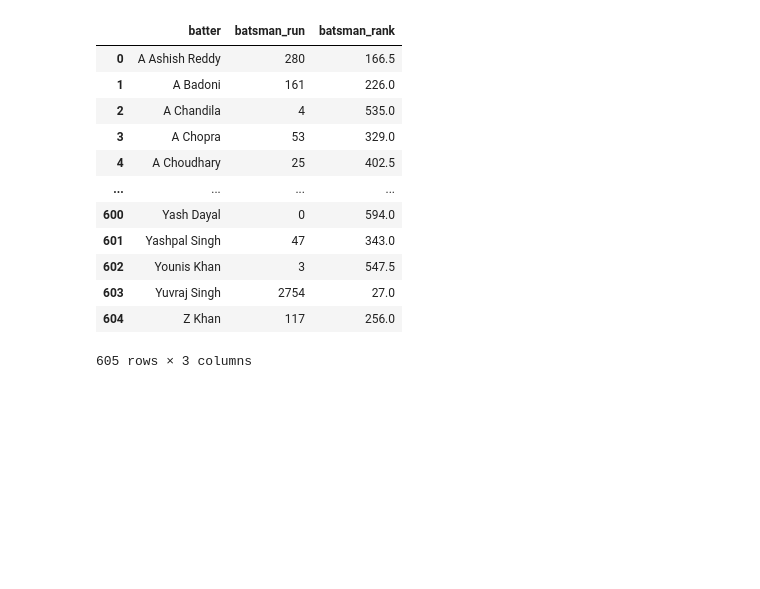
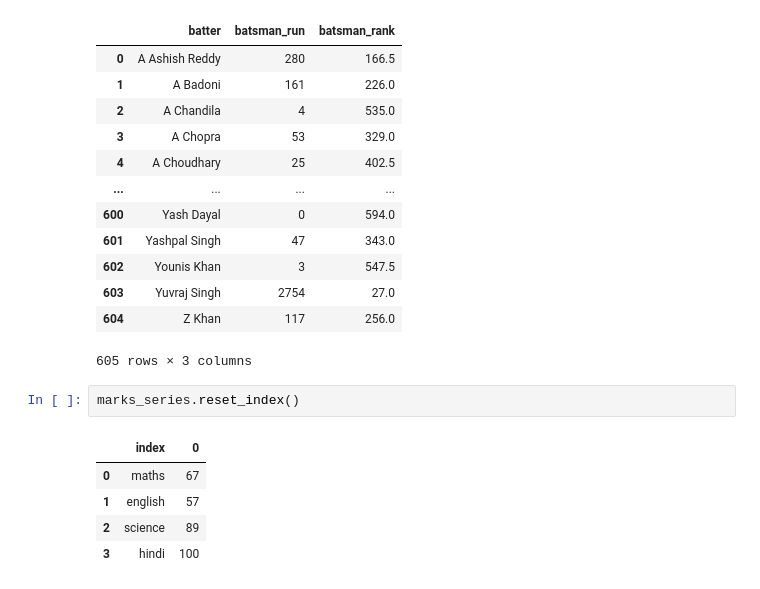
Before and after one commit to rehanmehdichandio/pandas_df_practice_2, a Jupyter notebook: Pandas_Practice_2.ipynb, the cells around one changed output. Saved outputs shown, nothing was run; the diff lists cells and outputs as text; blank space fills up the shorter version.

```diff
--- a/Pandas_Practice_2.ipynb
+++ b/Pandas_Practice_2.ipynb
@@ -231,3 +226,11 @@ runs.reset_index() #inplace can be used to make it permenant
 | 603 | Yuvraj Singh | 2754 | 27.0 |
 | 604 | Z Khan | 117 | 256.0 |
 605 rows × 3 columns
+# %%
+marks_series.reset_index()
+# %% [output]
+|  | index | 0 |
+| 0 | maths | 67 |
+| 1 | english | 57 |
+| 2 | science | 89 |
+| 3 | hindi | 100 |
```
Also changed, not shown: parts of 10 cells of this notebook.
